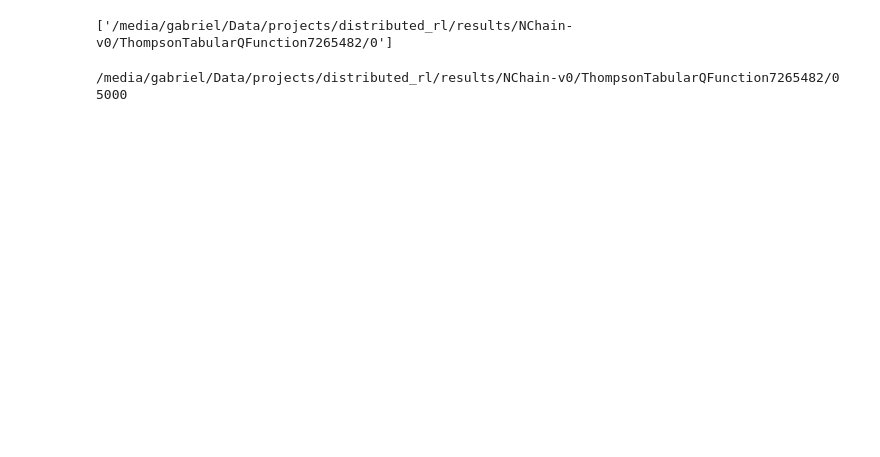
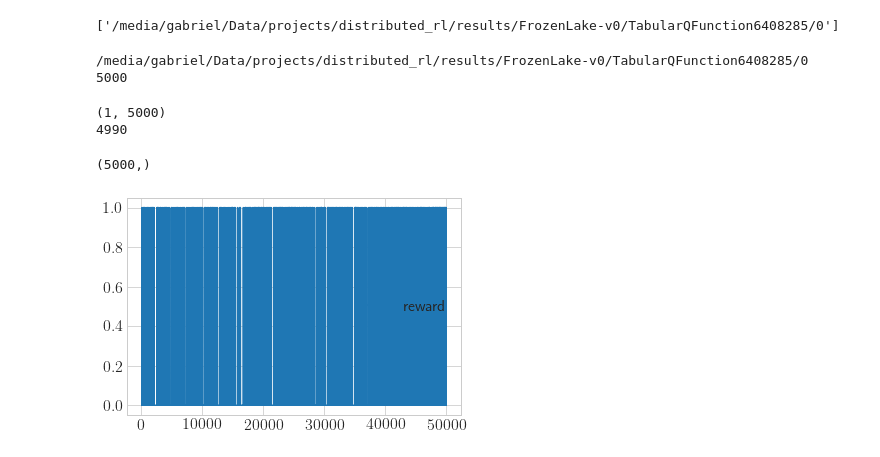
Before and after one commit to gmaher/distributed_rl, a Jupyter notebook: plot.ipynb, the cells around one changed output. Cells and saved outputs as stored; diff of their text form; code cells hidden in the pictures; blank space fills up the shorter version.

Commit message:
plotting updates

```diff
--- a/plot.ipynb
+++ b/plot.ipynb
@@ -14,13 +14,13 @@ from config import config
 agent_ids = [0]
 agent_ids = [str(s) for s in agent_ids]
 
-cases = [7265482]
+cases = [6408285]
 cases = [str(c) for c in cases]
 
-agent_type = "ThompsonTabularQFunction"
-#agent_type = "TabularQFunction"
-#env = "FrozenLake-v0"
-env = "NChain-v0"
+#agent_type = "ThompsonTabularQFunction"
+agent_type = "TabularQFunction"
+env = "FrozenLake-v0"
+#env = "NChain-v0"
 
 output_dirs = []
 for i in range(len(cases)):
@@ -30,7 +30,7 @@ for i in range(len(cases)):
 # %%
 print(output_dirs)
 # %% [output]
-['/media/gabriel/Data/projects/distributed_rl/results/NChain-v0/ThompsonTabularQFunction7265482/0']
+['/media/gabriel/Data/projects/distributed_rl/results/FrozenLake-v0/TabularQFunction6408285/0']
 # %%
 rewards = []
 for output_dir in output_dirs:
@@ -57,5 +57,5 @@ for output_dir in output_dirs:
 
 rewards = np.array(rewards)
 # %% [output]
-/media/gabriel/Data/projects/distributed_rl/results/NChain-v0/ThompsonTabularQFunction7265482/0
+/media/gabriel/Data/projects/distributed_rl/results/FrozenLake-v0/TabularQFunction6408285/0
 5000
@@ -64,11 +62,22 @@ print(rewards.shape)
+# %%
+print(rewards.shape)
+N = rewards.shape[1]*10
+x = range(100,N,10)
+print(len(x))
+# %% [output]
+(1, 5000)
+4990
 # %%
 avg_rewards = np.mean(rewards,axis=0)
-
+print(avg_rewards.shape)
 plt.figure()
-plt.plot(avg_rewards,label='reward')
+plt.plot(x,avg_rewards[10:],label='reward')
 plt.legend()
 plt.show()
 plt.close()
+# %% [output]
+(5000,)
+[figure, added]
 # %%
 rewards_sma = sma(avg_rewards,100)
 plt.figure()
```
Also changed, not shown: parts of 2 cells of this notebook, 3 other files.
